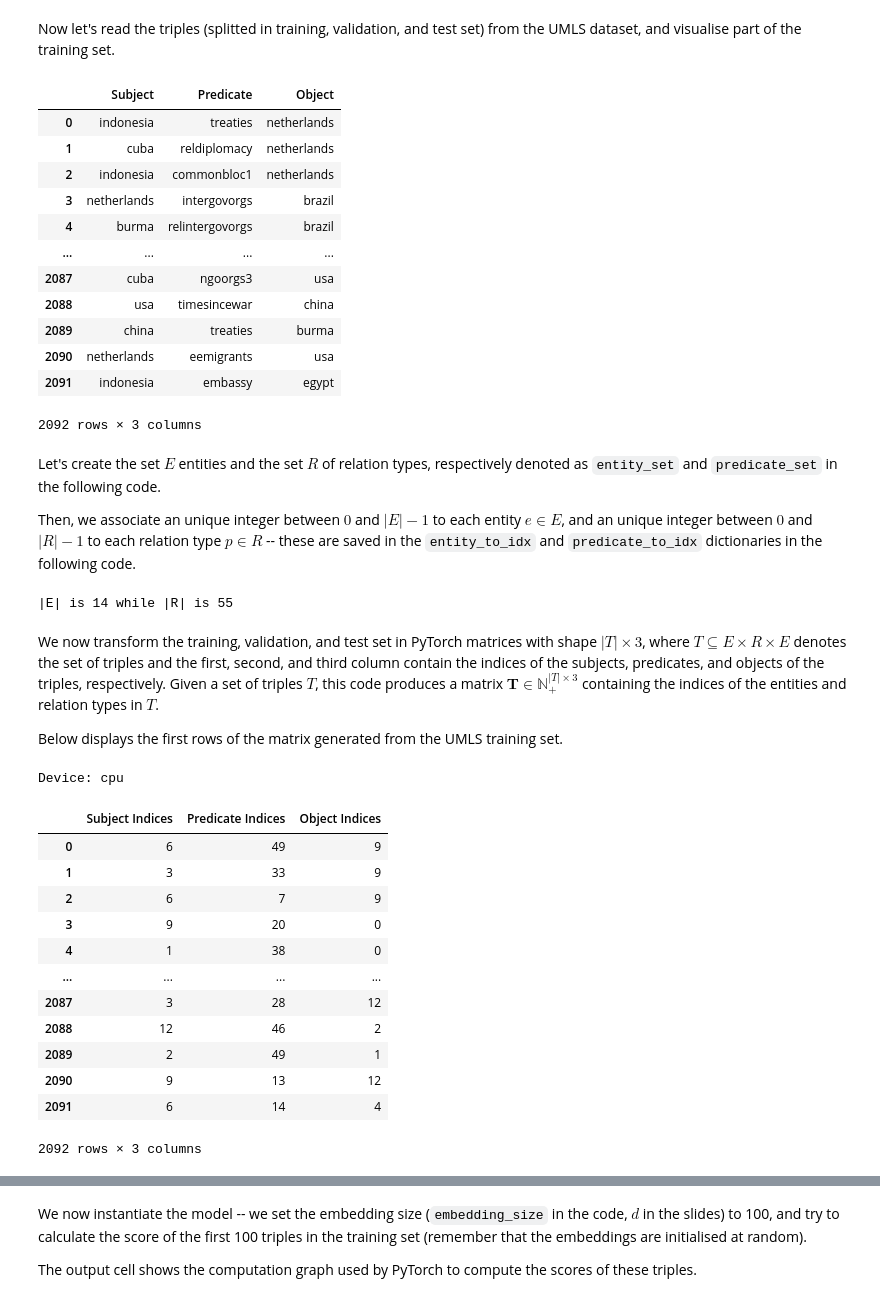
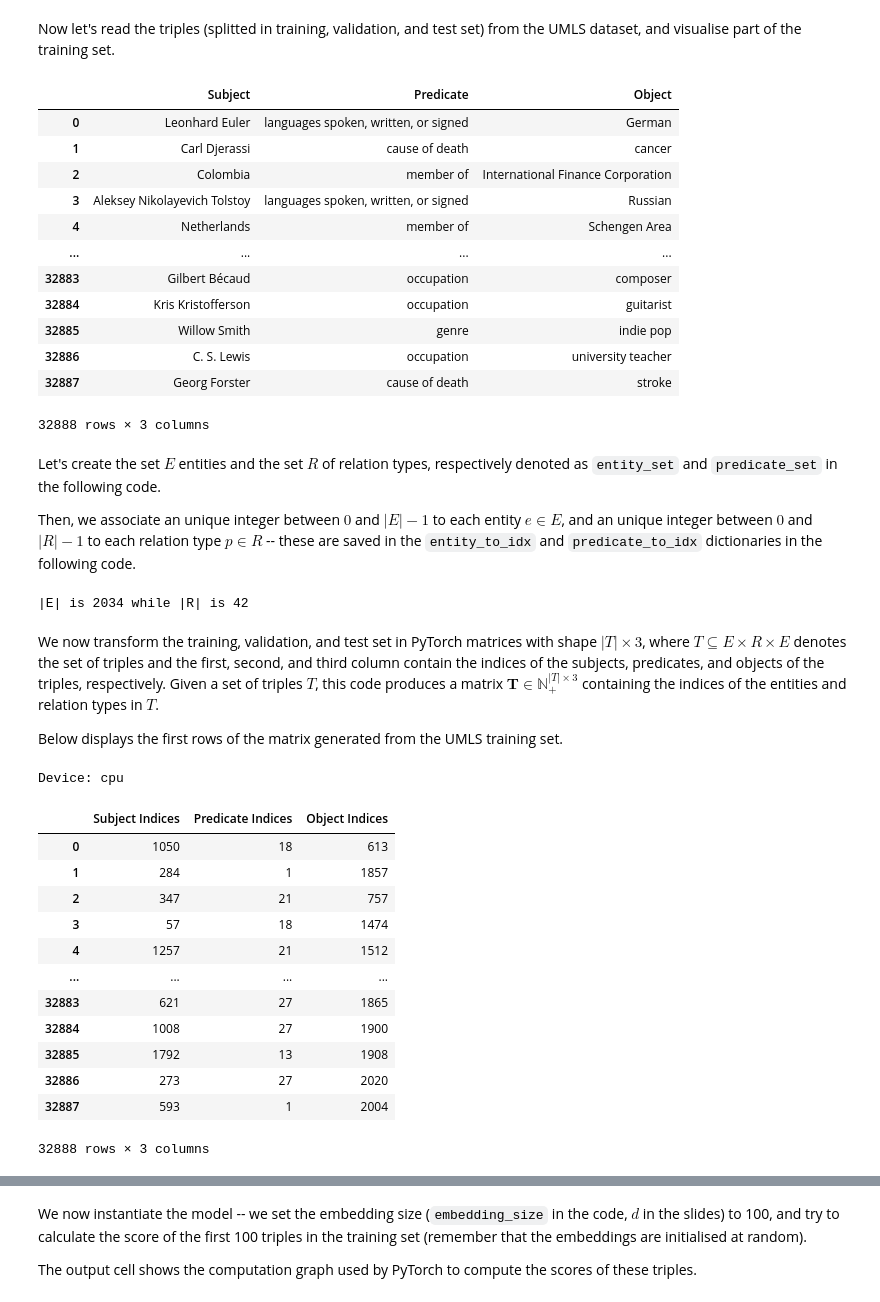
Before and after one commit to FlintyTub49/augmentation-diss, a Jupyter notebook: KGC Embeddings.ipynb, the cells around one changed output, grey strips where cells are left out. Saved outputs shown, nothing was run; the diff lists cells and outputs as text; code cells hidden in the pictures.

```diff
--- a/KGC Embeddings.ipynb
+++ b/KGC Embeddings.ipynb
@@ -5,41 +23,35 @@ https://github.com/TimDettmers/ConvE.
 # %% [markdown]
 Now let's read the triples (splitted in training, validation, and test set) from the UMLS dataset, and visualise part of the training set.
 # %%
-# @title
-from os.path import splitext
-from typing import List, Tuple, Set, Dict, Optional, Iterable, Pattern
-
 def read_triples(path: str) -> List[Tuple[str, str, str]]:
     triples = []
     with open(path, 'rt') as f:
       for line in f:
         s, p, o = line.split('\t')
         triples += [(s.strip(), p.strip(), o.strip())]
     return triples
 
 
-train_triples_lst = read_triples('text_files/nations/nations_train_2500.tsv')
-valid_triples_lst = read_triples('text_files/nations/valid.txt')
-test_triples_lst = read_triples('text_files/nations/test.txt')
-
-import pandas as pd
+train_triples_lst = read_triples('text_files/codex-s/train.tsv')
+valid_triples_lst = read_triples('text_files/codex-s/valid.tsv')
+test_triples_lst = read_triples('text_files/codex-s/test.tsv')
 
 train_df = pd.DataFrame(train_triples_lst, columns =['Subject', 'Predicate', 'Object'])
 train_df
 # %% [output]
 |  | Subject | Predicate | Object |
-| 0 | indonesia | treaties | netherlands |
-| 1 | cuba | reldiplomacy | netherlands |
-| 2 | indonesia | commonbloc1 | netherlands |
-| 3 | netherlands | intergovorgs | brazil |
-| 4 | burma | relintergovorgs | brazil |
+| 0 | Leonhard Euler | languages spoken, written, or signed | German |
+| 1 | Carl Djerassi | cause of death | cancer |
+| 2 | Colombia | member of | International Finance Corporation |
+| 3 | Aleksey Nikolayevich Tolstoy | languages spoken, written, or signed | Russian |
+| 4 | Netherlands | member of | Schengen Area |
 | ... | ... | ... | ... |
-| 2087 | cuba | ngoorgs3 | usa |
-| 2088 | usa | timesincewar | china |
-| 2089 | china | treaties | burma |
-| 2090 | netherlands | eemigrants | usa |
-| 2091 | indonesia | embassy | egypt |
+| 32883 | Gilbert Bécaud | occupation | composer |
+| 32884 | Kris Kristofferson | occupation | guitarist |
+| 32885 | Willow Smith | genre | indie pop |
+| 32886 | C. S. Lewis | occupation | university teacher |
+| 32887 | Georg Forster | cause of death | stroke |
-2092 rows × 3 columns
+32888 rows × 3 columns
 # %% [markdown]
 Let's create the set $E$ entities and the set $R$ of relation types, respectively denoted as `entity_set` and `predicate_set` in the following code.
 
@@ -67,18 +79,12 @@ idx_to_predicate: Dict[int, str] = {idx: predicate for predicate, idx in predica
 
 print("|E| is", len(entity_set), "while |R| is", len(predicate_set))
 # %% [output]
-|E| is 14 while |R| is 55
+|E| is 2034 while |R| is 42
 # %% [markdown]
 We now transform the training, validation, and test set in PyTorch matrices with shape $|T| \times 3$, where $T \subseteq E \times R \times E$ denotes the set of triples and the first, second, and third column contain the indices of the subjects, predicates, and objects of the triples, respectively. Given a set of triples $T$, this code produces a matrix $\mathbf{T} \in \mathbb{N}_{+}^{|T| \times 3}$ containing the indices of the entities and relation types in $T$.
 
 Below displays the first rows of the matrix generated from the UMLS training set.
 # %%
-# @title
-import numpy as np
-
-import torch
-from torch import nn, Tensor
-
 # Convert the training, validation, and test sets to numpy matrices with shape |S| x 3
 def triples_to_matrix(triple_lst: List[Tuple[str, str, str]]) -> np.array:
   index_lst = [(entity_to_idx[s], predicate_to_idx[p], entity_to_idx[o]) for s, p, o in triple_lst]
@@ -106,16 +112,16 @@ train_df
 # %% [output]
 Device: cpu
 |  | Subject Indices | Predicate Indices | Object Indices |
-| 0 | 6 | 49 | 9 |
-| 1 | 3 | 33 | 9 |
-| 2 | 6 | 7 | 9 |
-| 3 | 9 | 20 | 0 |
-| 4 | 1 | 38 | 0 |
+| 0 | 1050 | 18 | 613 |
+| 1 | 284 | 1 | 1857 |
+| 2 | 347 | 21 | 757 |
+| 3 | 57 | 18 | 1474 |
+| 4 | 1257 | 21 | 1512 |
 | ... | ... | ... | ... |
-| 2087 | 3 | 28 | 12 |
-| 2088 | 12 | 46 | 2 |
-| 2089 | 2 | 49 | 1 |
-| 2090 | 9 | 13 | 12 |
-| 2091 | 6 | 14 | 4 |
+| 32883 | 621 | 27 | 1865 |
+| 32884 | 1008 | 27 | 1900 |
+| 32885 | 1792 | 13 | 1908 |
+| 32886 | 273 | 27 | 2020 |
+| 32887 | 593 | 1 | 2004 |
-2092 rows × 3 columns
+32888 rows × 3 columns
 # %% [markdown]
```
Also changed, not shown: parts of 9 cells of this notebook, 3 other files.
